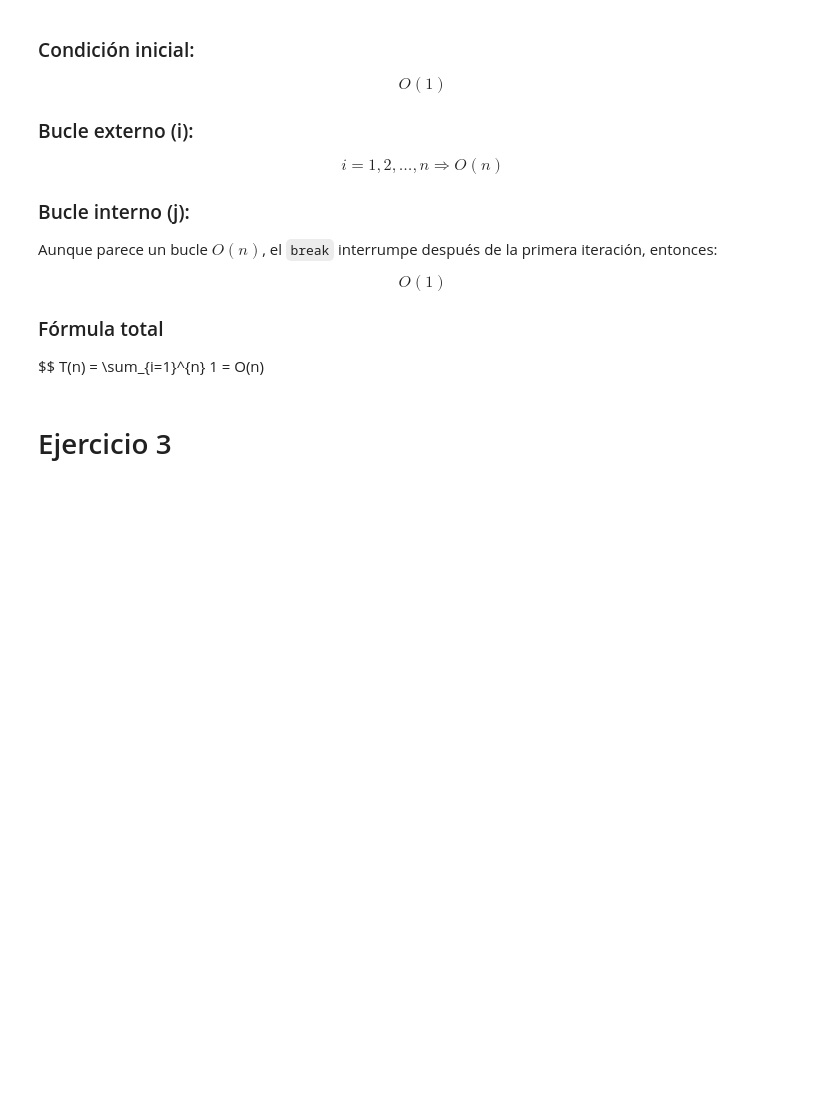
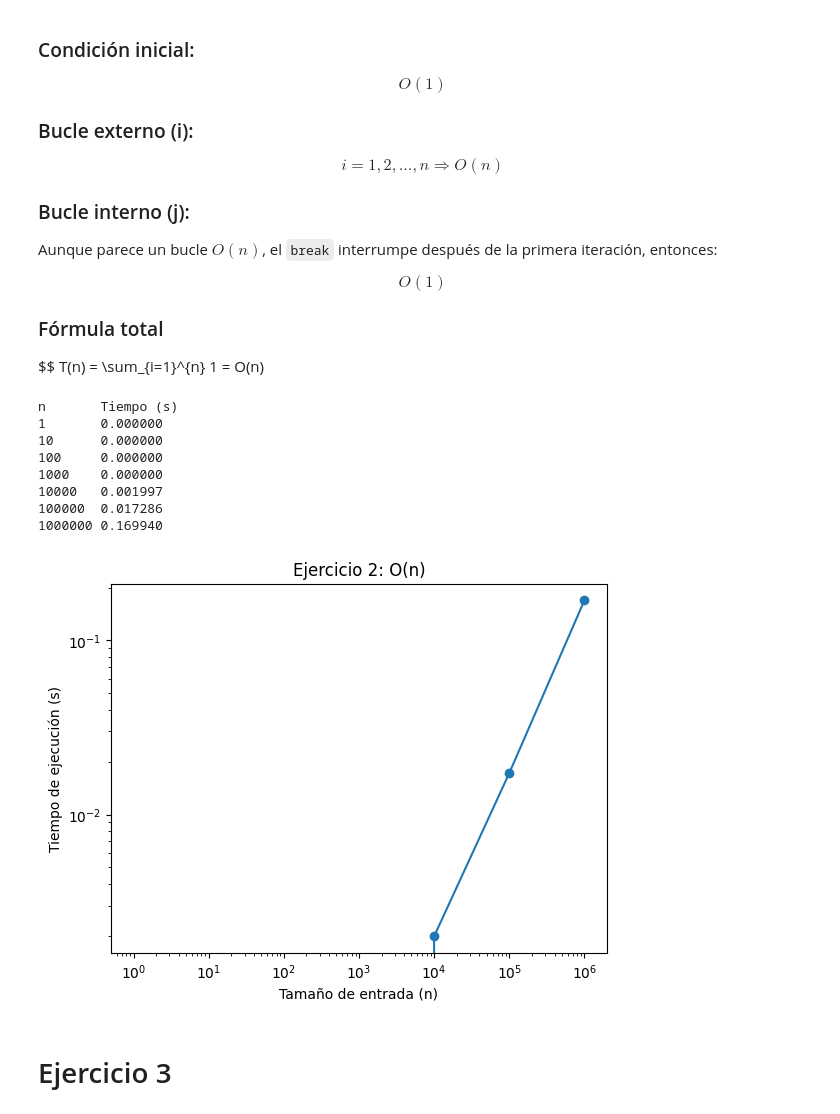
Before and after one commit to SebastianUVG/Teoria_compu_Lab8, a Jupyter notebook: Lab8.ipynb, the cells around one changed output. Drawn from its saved outputs; the diff is of its cells as text; code cells hidden in the pictures; blank space fills up the shorter version.

Commit message:
ejercicio 2

```diff
--- a/Lab8.ipynb
+++ b/Lab8.ipynb
@@ -116,6 +116,48 @@ $$
 ### Fórmula total
 $$
 T(n) = \sum_{i=1}^{n} 1 = O(n)
+# %%
+def function2(n):
+    if n <= 1:
+        return
+    for i in range(1, n+1):
+        for j in range(1, n+1):
+            _ = "Sequence"
+            break
+
+
+sizes = [1, 10, 100, 1000, 10000, 100000, 1000000]
+times = []
+
+for n in sizes:
+    start = time.time()
+    function2(n)
+    end = time.time()
+    times.append(end - start)
+
+# Tabla de resultados
+print("n\tTiempo (s)")
+for n, t in zip(sizes, times):
+    print(f"{n}\t{t:.6f}")
+
+# Gráfica
+plt.plot(sizes, times, marker="o")
+plt.xscale("log")
+plt.yscale("log")
+plt.xlabel("Tamaño de entrada (n)")
+plt.ylabel("Tiempo de ejecución (s)")
+plt.title("Ejercicio 2: O(n)")
+plt.show()
+# %% [output]
+n       Tiempo (s)
+1       0.000000
+10      0.000000
+100     0.000000
+1000    0.000000
+10000   0.001997
+100000  0.017286
+1000000 0.169940
+[figure, added]
 # %% [markdown]
 # Ejercicio 3
 # %% [markdown]
```
